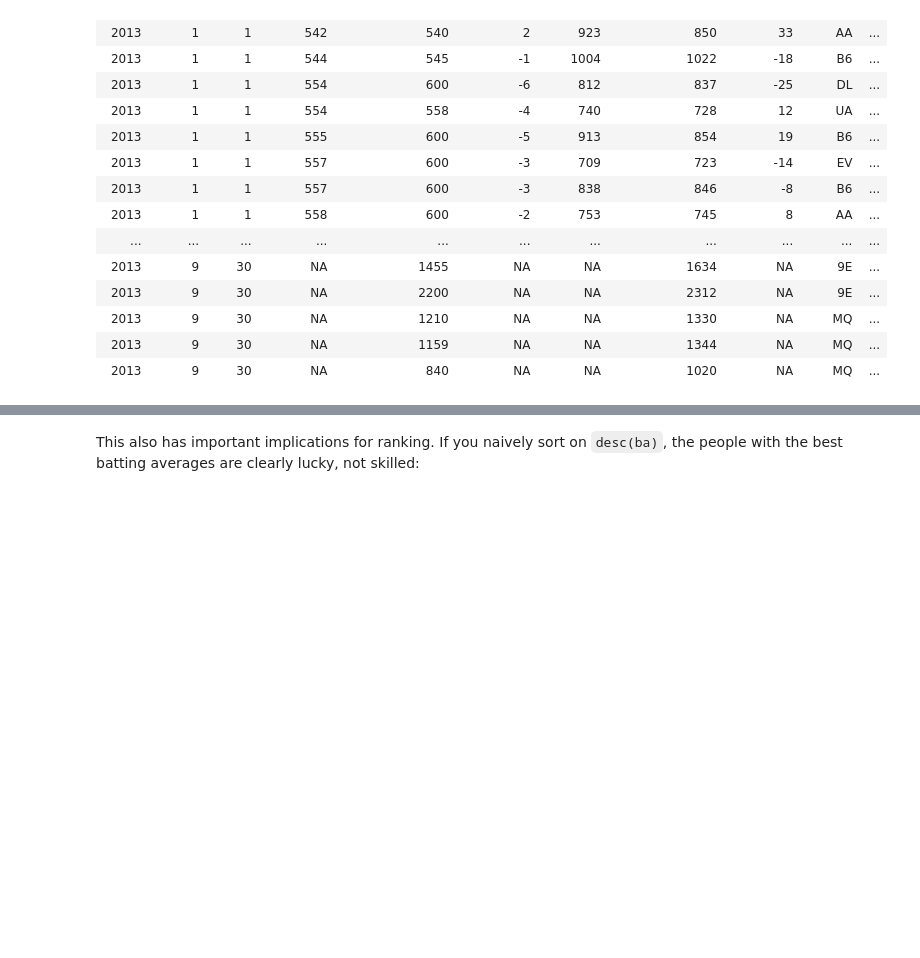
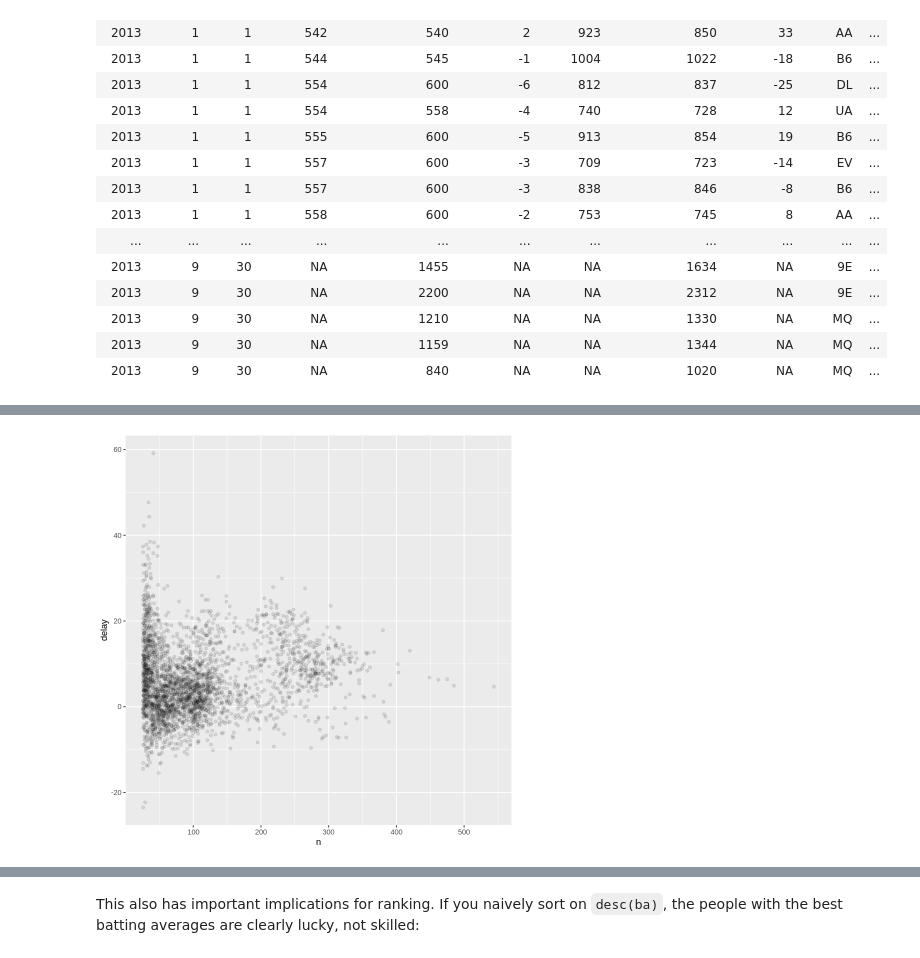
Before and after one commit to fralfaro/r4ds-book, a Jupyter notebook: docs/05_data_transformation.ipynb, the cells around one changed output, grey strips where cells are left out. Cells and saved outputs as stored; diff of their text form; code cells hidden in the pictures; blank space fills up the shorter version.

```diff
--- a/docs/05_data_transformation.ipynb
+++ b/docs/05_data_transformation.ipynb
@@ -1265,0 +1014,3 @@ batters |>
+# %%
+not_cancelled <- flights %>%
+  filter(!is.na(dep_delay), !is.na(arr_delay))
@@ -1265,0 +1260,10 @@ batters |>
+# %%
+delays <- not_cancelled %>%
+  group_by(tailnum) %>%
+  summarise(
+    delay = mean(arr_delay),
+    n = n()
+  )
+
+ggplot(data = delays, mapping = aes(x = n, y = delay)) +
+  geom_point(alpha = 1/10)
@@ -1265,0 +1280,7 @@ batters |>
+# %%
+delays %>%
+  filter(n > 25) %>%
+  ggplot(mapping = aes(x = n, y = delay)) +
+  geom_point(alpha = 1/10)
+# %% [output]
+[figure, added]
```
Also changed, not shown: parts of 228 cells of this notebook.
